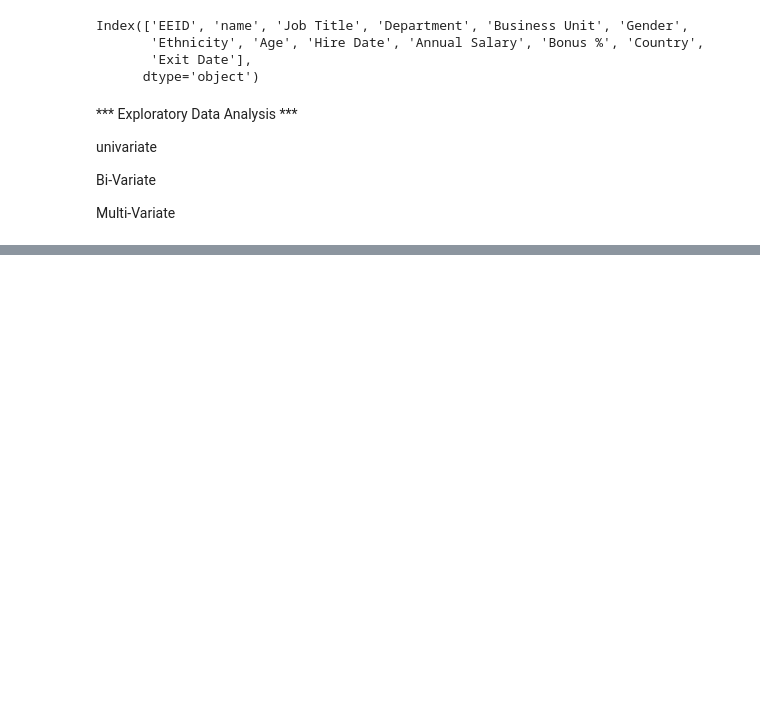
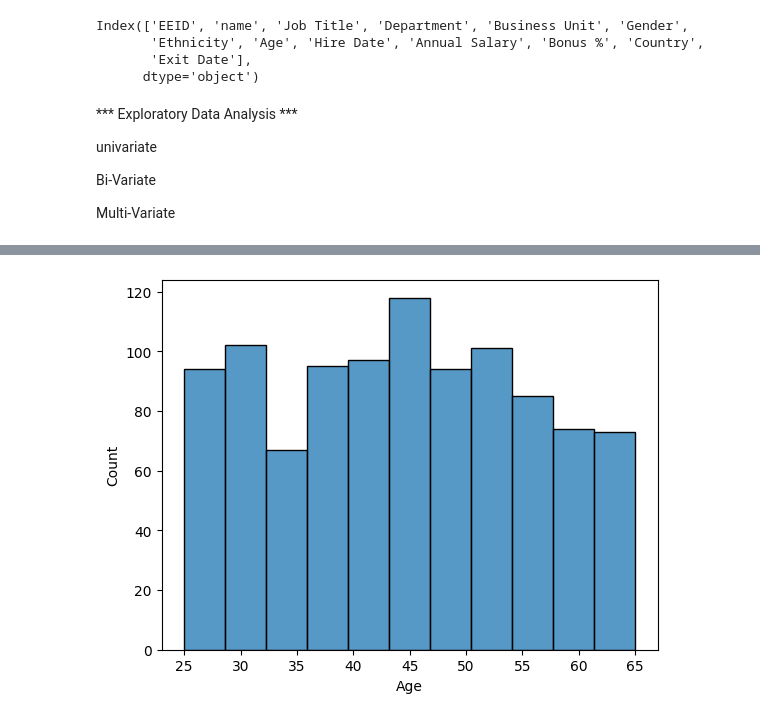
Before and after one commit to azaz9026/Python_library_NumPy, a Jupyter notebook: pandas_and_numpy.ipynb, the cells around one changed output, grey strips where cells are left out. Saved outputs shown, nothing was run; the diff lists cells and outputs as text; code cells hidden in the pictures; blank space fills up the shorter version.

```diff
--- a/pandas_and_numpy.ipynb
+++ b/pandas_and_numpy.ipynb
@@ -338,0 +354,6 @@ plt.show()
+# %%
+plt.Figure(figsize=(10,6))
+sns.histplot(x = data['Age'])
+plt.show()
+# %% [output]
+[figure, added]
```
Also changed, not shown: parts of 2 cells of this notebook.
